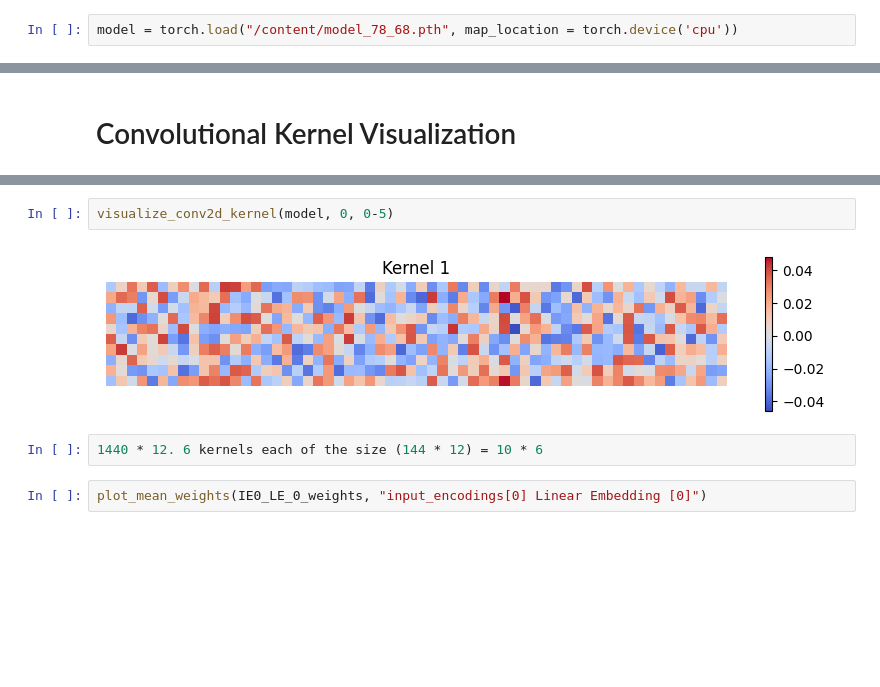
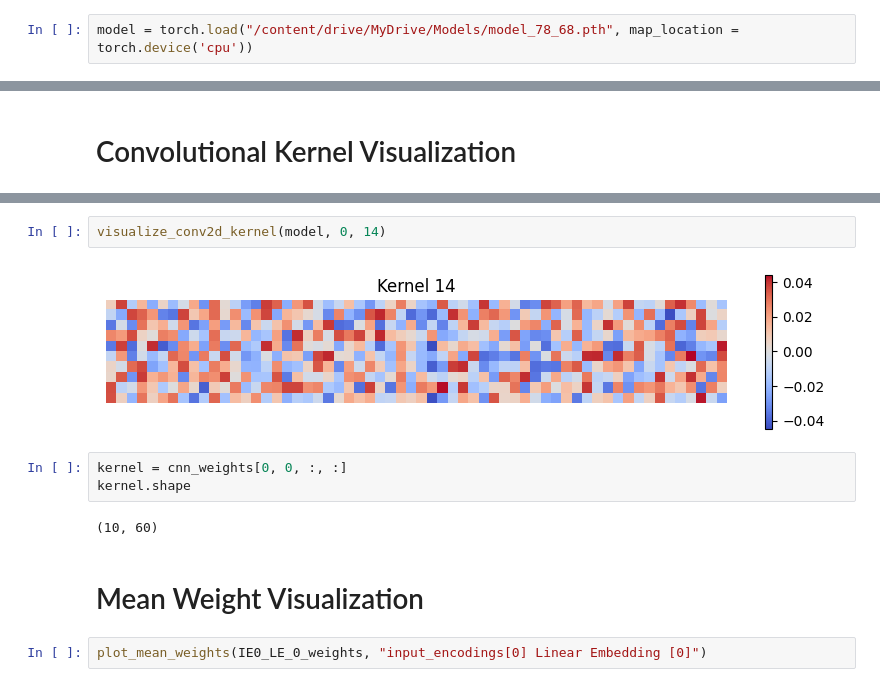
Before and after one commit to malharb/NashResearch, a Jupyter notebook: WeightsAnalysis.ipynb, the cells around one changed output, grey strips where cells are left out. Cells and saved outputs as stored; diff of their text form; blank space fills up the shorter version.

```diff
--- a/WeightsAnalysis.ipynb
+++ b/WeightsAnalysis.ipynb
@@ -420,7 +425,7 @@ class ConvolutionLayer(nn.Module):
 # %%
 import matplotlib.pyplot as plt
 # %%
-model = torch.load("/content/model_78_68.pth", map_location = torch.device('cpu'))
+model = torch.load("/content/drive/MyDrive/Models/model_78_68.pth", map_location = torch.device('cpu'))
 # %%
 model = model.module
 print(isinstance(model, nn.DataParallel))
@@ -544,9 +642,14 @@ def visualize_conv2d_kernel(model, hace_index, kernel_index, to_return = False):
 # %%
-visualize_conv2d_kernel(model, 0, 0-5)
+visualize_conv2d_kernel(model, 0, 14)
 # %% [output]
-[figure, old version]
+[figure, new version]
-# %%
-1440 * 12. 6 kernels each of the size (144 * 12) = 10 * 6
+# %%
+kernel = cnn_weights[0, 0, :, :]
+kernel.shape
+# %% [output]
+(10, 60)
+# %% [markdown]
+# Mean Weight Visualization
 # %%
 plot_mean_weights(IE0_LE_0_weights, "input_encodings[0] Linear Embedding [0]")
 # %% [output]
```
Also changed, not shown: parts of 11 cells of this notebook.
